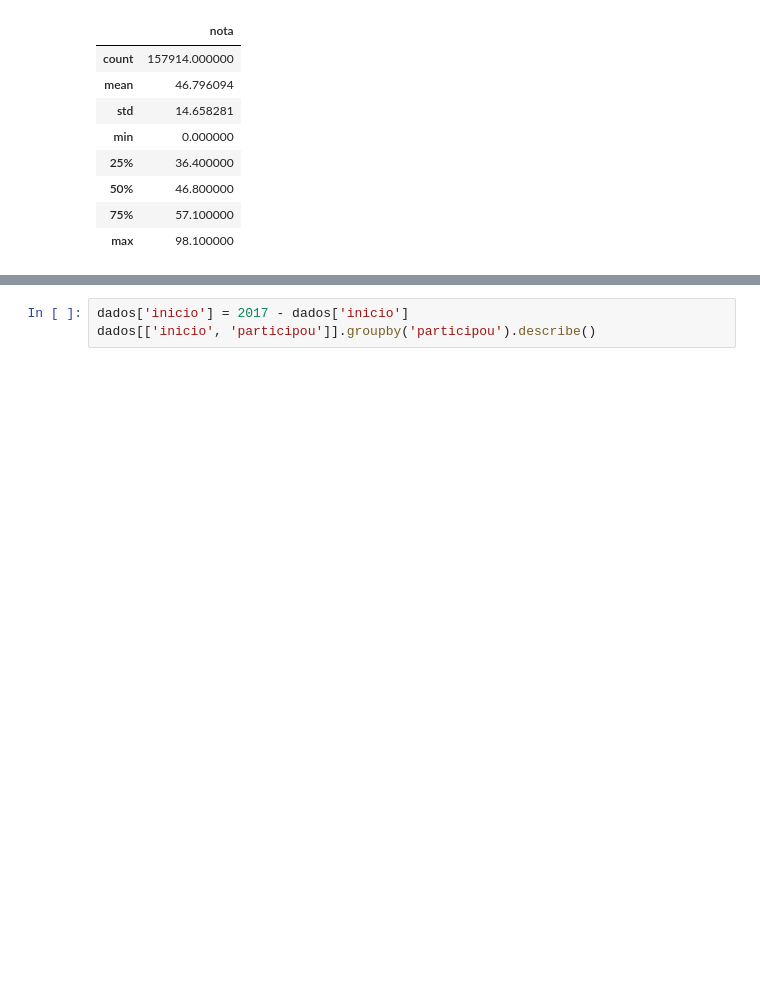
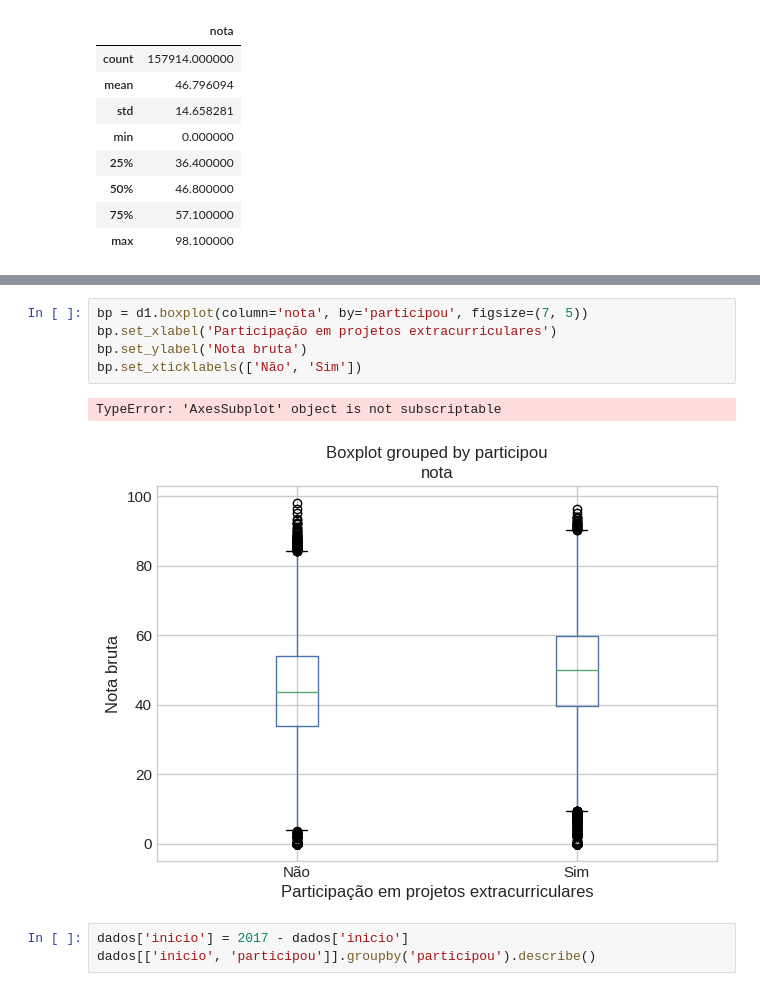
Before and after one commit to geovanens/Projeto-Metodologia-2019.2, a Jupyter notebook: q2/Pergunta 2.ipynb, the cells around one changed output, grey strips where cells are left out. Cells and saved outputs as stored; diff of their text form; blank space fills up the shorter version.

```diff
--- a/q2/Pergunta 2.ipynb
+++ b/q2/Pergunta 2.ipynb
@@ -51,3 +73,11 @@ d1.boxplot(column='nota', by='participou')
+# %%
+bp = d1.boxplot(column='nota', by='participou', figsize=(7, 5))
+bp.set_xlabel('Participação em projetos extracurriculares')
+bp.set_ylabel('Nota bruta')
+bp.set_xticklabels(['Não', 'Sim'])
+# %% [output]
+TypeError: 'AxesSubplot' object is not subscriptable
+[figure, added]
 # %%
 dados['inicio'] = 2017 - dados['inicio']
 dados[['inicio', 'participou']].groupby('participou').describe()
```
Also changed, not shown: parts of 6 cells of this notebook.
